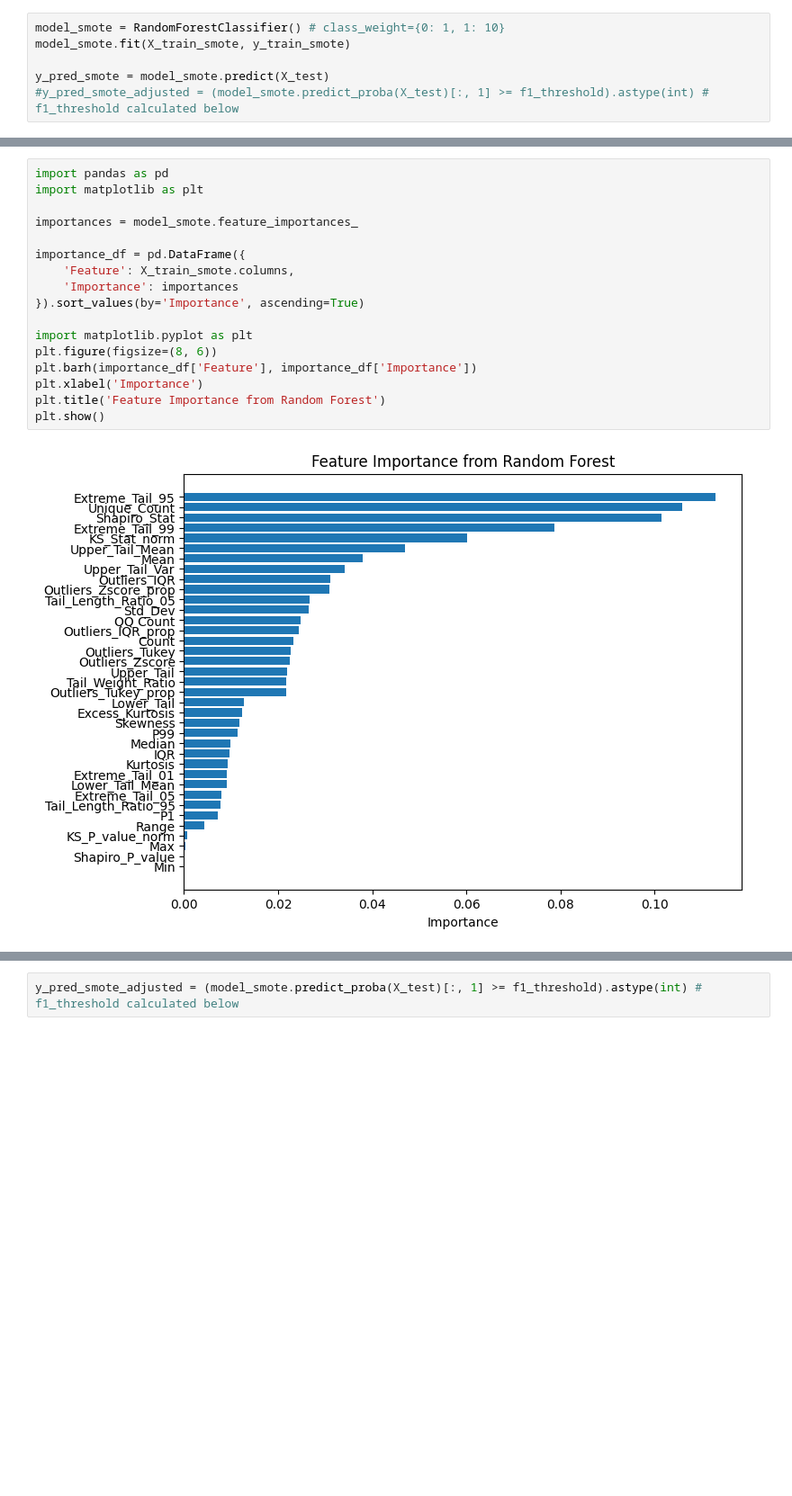
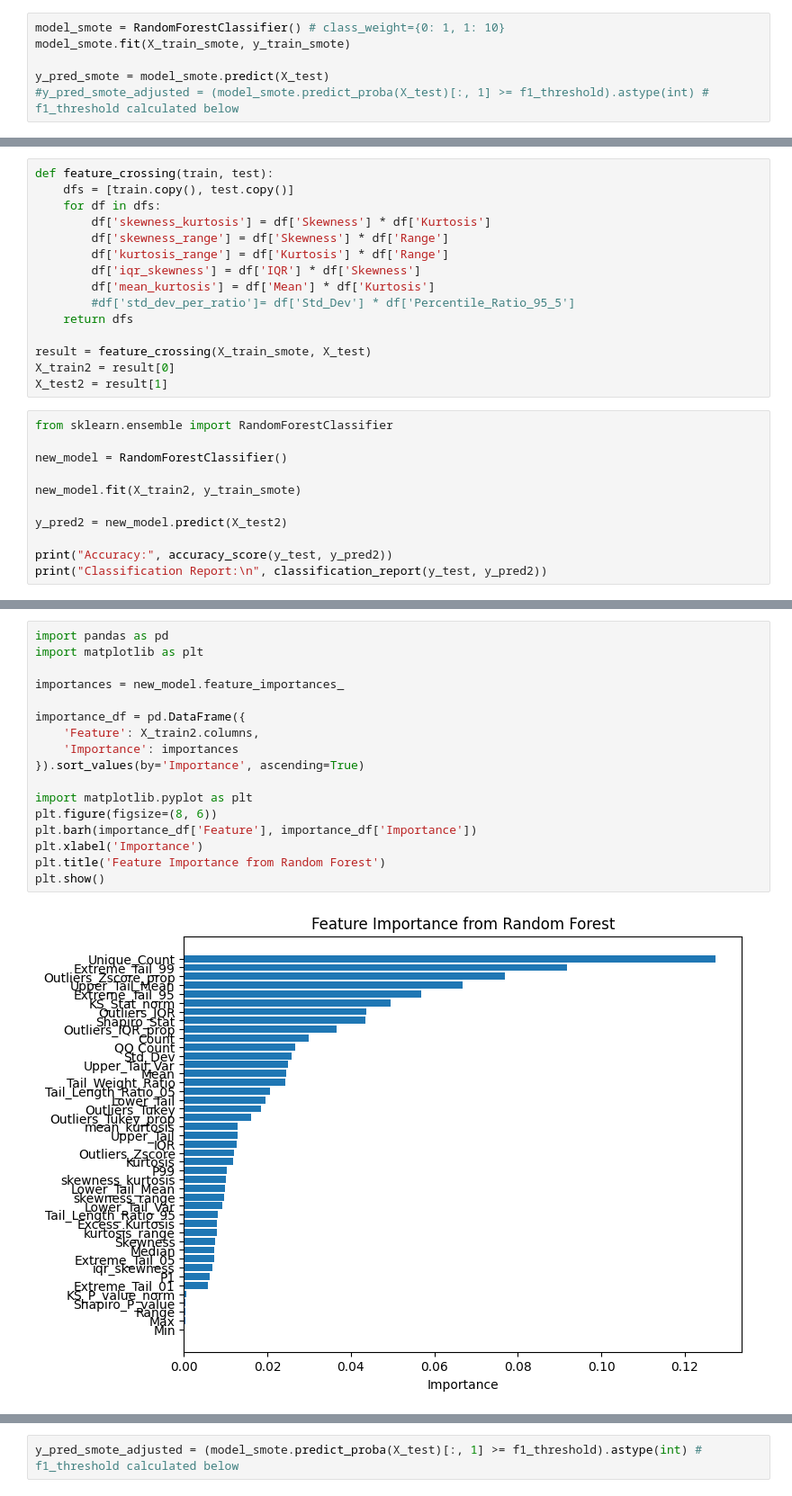
Before and after one commit to chan-cee/wafers, a Jupyter notebook: Luna/Triple Modelling.ipynb, the cells around one changed output, grey strips where cells are left out. Shown: that part at 90% size. Saved outputs shown, nothing was run; the diff lists cells and outputs as text; blank space fills up the shorter version.

```diff
--- a/Luna/Triple Modelling.ipynb
+++ b/Luna/Triple Modelling.ipynb
@@ -174,0 +158,26 @@ weighted avg       0.97      0.97      0.97      1164
+# %%
+def feature_crossing(train, test):
+    dfs = [train.copy(), test.copy()]
+    for df in dfs:
+        df['skewness_kurtosis'] = df['Skewness'] * df['Kurtosis']
+        df['skewness_range'] = df['Skewness'] * df['Range']
+        df['kurtosis_range'] = df['Kurtosis'] * df['Range']
+        df['iqr_skewness'] = df['IQR'] * df['Skewness']
+        df['mean_kurtosis'] = df['Mean'] * df['Kurtosis']
+        #df['std_dev_per_ratio']= df['Std_Dev'] * df['Percentile_Ratio_95_5']
+    return dfs
+
+result = feature_crossing(X_train_smote, X_test)
+X_train2 = result[0]
+X_test2 = result[1]
+# %%
+from sklearn.ensemble import RandomForestClassifier
+
+new_model = RandomForestClassifier()
+
+new_model.fit(X_train2, y_train_smote)
+
+y_pred2 = new_model.predict(X_test2)
+
+print("Accuracy:", accuracy_score(y_test, y_pred2))
+print("Classification Report:\n", classification_report(y_test, y_pred2))
@@ -175,22 +195,22 @@ weighted avg       0.97      0.97      0.97      1164
 # %%
 import pandas as pd
 import matplotlib as plt
 
-importances = model_smote.feature_importances_
+importances = new_model.feature_importances_
 
 importance_df = pd.DataFrame({
-    'Feature': X_train_smote.columns,
+    'Feature': X_train2.columns,
     'Importance': importances
 }).sort_values(by='Importance', ascending=True)
 
 import matplotlib.pyplot as plt
 plt.figure(figsize=(8, 6))
 plt.barh(importance_df['Feature'], importance_df['Importance'])
 plt.xlabel('Importance')
 plt.title('Feature Importance from Random Forest')
 plt.show()
 # %% [output]
-[figure, old version]
+[figure, new version]
 # %%
 from sklearn.metrics import precision_recall_curve
 import numpy as np
```
Also changed, not shown: parts of 13 cells of this notebook, 5 other files.
